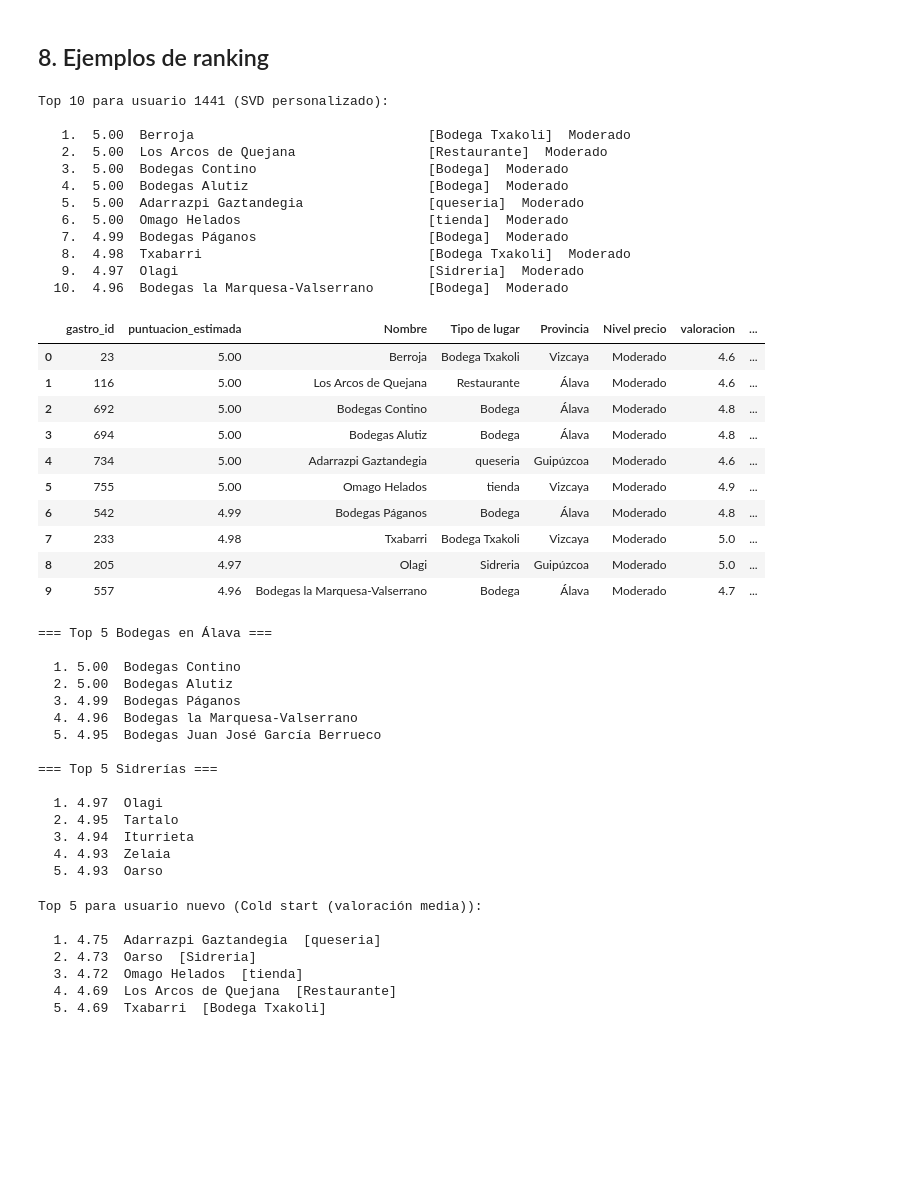
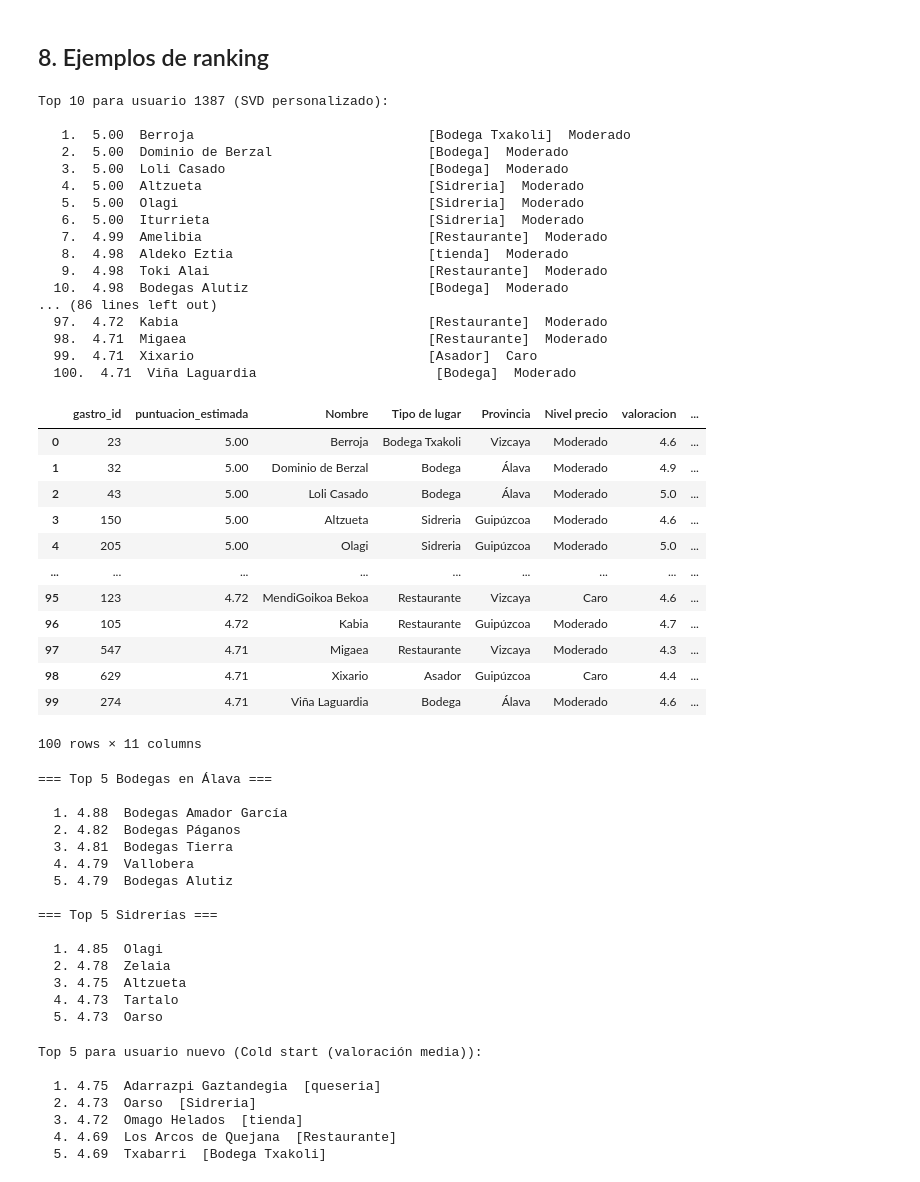
Before and after one commit to jlalonsoredon/desafio, a Jupyter notebook: ML/svd_gastro.ipynb, the cells around one changed output. Saved outputs shown, nothing was run; the diff lists cells and outputs as text; code cells hidden in the pictures; blank space fills up the shorter version.

```diff
--- a/ML/svd_gastro.ipynb
+++ b/ML/svd_gastro.ipynb
@@ -456,42 +456,49 @@ Función recomendar_gastro definida.
 ## 8. Ejemplos de ranking
 # %%
 # Top 10 general para un usuario
-uid = int(df_reviews["user_id"].iloc[0])
-ranking = recomendar_gastro(uid, model_svd, df_reviews, gastro, top_n=10)
+uid = int(df_reviews["user_id"].iloc[50])
+ranking = recomendar_gastro(uid, model_svd, df_reviews, gastro, top_n=100)
 
 print(f"Top 10 para usuario {uid} ({ranking['metodo'].iloc[0]}):\n")
 for i, row in ranking.iterrows():
     michelin = "⭐" if row["Michelin"] else ""
     repsol   = "🔵" if row["Repsol"]   else ""
     print(f"  {i+1:>2}.  {row['puntuacion_estimada']:.2f}  "
           f"{str(row['Nombre'])[:35]:<35}  "
           f"[{row['Tipo de lugar']}]  {row['Nivel precio']}  {michelin}{repsol}")
 print()
 ranking
 # %% [output]
-Top 10 para usuario 1441 (SVD personalizado):
+Top 10 para usuario 1387 (SVD personalizado):
 
    1.  5.00  Berroja                              [Bodega Txakoli]  Moderado
-   2.  5.00  Los Arcos de Quejana                 [Restaurante]  Moderado
-   3.  5.00  Bodegas Contino                      [Bodega]  Moderado
-   4.  5.00  Bodegas Alutiz                       [Bodega]  Moderado
-   5.  5.00  Adarrazpi Gaztandegia                [queseria]  Moderado
-   6.  5.00  Omago Helados                        [tienda]  Moderado
-   7.  4.99  Bodegas Páganos                      [Bodega]  Moderado
-   8.  4.98  Txabarri                             [Bodega Txakoli]  Moderado
-   9.  4.97  Olagi                                [Sidreria]  Moderado
-  10.  4.96  Bodegas la Marquesa-Valserrano       [Bodega]  Moderado
+   2.  5.00  Dominio de Berzal                    [Bodega]  Moderado
+   3.  5.00  Loli Casado                          [Bodega]  Moderado
+   4.  5.00  Altzueta                             [Sidreria]  Moderado
+   5.  5.00  Olagi                                [Sidreria]  Moderado
+   6.  5.00  Iturrieta                            [Sidreria]  Moderado
+   7.  4.99  Amelibia                             [Restaurante]  Moderado
+   8.  4.98  Aldeko Eztia                         [tienda]  Moderado
+   9.  4.98  Toki Alai                            [Restaurante]  Moderado
+  10.  4.98  Bodegas Alutiz                       [Bodega]  Moderado
+... (86 lines left out)
+  97.  4.72  Kabia                                [Restaurante]  Moderado
+  98.  4.71  Migaea                               [Restaurante]  Moderado
+  99.  4.71  Xixario                              [Asador]  Caro
+  100.  4.71  Viña Laguardia                       [Bodega]  Moderado
 |  | gastro_id | puntuacion_estimada | Nombre | Tipo de lugar | Provincia | Nivel precio | valoracion | ... |
 | 0 | 23 | 5.00 | Berroja | Bodega Txakoli | Vizcaya | Moderado | 4.6 | ... |
-| 1 | 116 | 5.00 | Los Arcos de Quejana | Restaurante | Álava | Moderado | 4.6 | ... |
-| 2 | 692 | 5.00 | Bodegas Contino | Bodega | Álava | Moderado | 4.8 | ... |
-| 3 | 694 | 5.00 | Bodegas Alutiz | Bodega | Álava | Moderado | 4.8 | ... |
-| 4 | 734 | 5.00 | Adarrazpi Gaztandegia | queseria | Guipúzcoa | Moderado | 4.6 | ... |
-| 5 | 755 | 5.00 | Omago Helados | tienda | Vizcaya | Moderado | 4.9 | ... |
-| 6 | 542 | 4.99 | Bodegas Páganos | Bodega | Álava | Moderado | 4.8 | ... |
-| 7 | 233 | 4.98 | Txabarri | Bodega Txakoli | Vizcaya | Moderado | 5.0 | ... |
-| 8 | 205 | 4.97 | Olagi | Sidreria | Guipúzcoa | Moderado | 5.0 | ... |
-| 9 | 557 | 4.96 | Bodegas la Marquesa-Valserrano | Bodega | Álava | Moderado | 4.7 | ... |
+| 1 | 32 | 5.00 | Dominio de Berzal | Bodega | Álava | Moderado | 4.9 | ... |
+| 2 | 43 | 5.00 | Loli Casado | Bodega | Álava | Moderado | 5.0 | ... |
+| 3 | 150 | 5.00 | Altzueta | Sidreria | Guipúzcoa | Moderado | 4.6 | ... |
+| 4 | 205 | 5.00 | Olagi | Sidreria | Guipúzcoa | Moderado | 5.0 | ... |
+| ... | ... | ... | ... | ... | ... | ... | ... | ... |
+| 95 | 123 | 4.72 | MendiGoikoa Bekoa | Restaurante | Vizcaya | Caro | 4.6 | ... |
+| 96 | 105 | 4.72 | Kabia | Restaurante | Guipúzcoa | Moderado | 4.7 | ... |
+| 97 | 547 | 4.71 | Migaea | Restaurante | Vizcaya | Moderado | 4.3 | ... |
+| 98 | 629 | 4.71 | Xixario | Asador | Guipúzcoa | Caro | 4.4 | ... |
+| 99 | 274 | 4.71 | Viña Laguardia | Bodega | Álava | Moderado | 4.6 | ... |
+100 rows × 11 columns
 # %%
 # Top 5 Bodegas en Álava (Rioja Alavesa)
 print("=== Top 5 Bodegas en Álava ===\n")
@@ -513,19 +520,19 @@ for i, row in ranking_sidrerias.iterrows():
 # %% [output]
 === Top 5 Bodegas en Álava ===
 
-  1. 5.00  Bodegas Contino
-  2. 5.00  Bodegas Alutiz
-  3. 4.99  Bodegas Páganos
-  4. 4.96  Bodegas la Marquesa-Valserrano
-  5. 4.95  Bodegas Juan José García Berrueco
+  1. 4.88  Bodegas Amador García
+  2. 4.82  Bodegas Páganos
+  3. 4.81  Bodegas Tierra
+  4. 4.79  Vallobera
+  5. 4.79  Bodegas Alutiz
 
 === Top 5 Sidrerías ===
 
-  1. 4.97  Olagi
-  2. 4.95  Tartalo
-  3. 4.94  Iturrieta
-  4. 4.93  Zelaia
-  5. 4.93  Oarso
+  1. 4.85  Olagi
+  2. 4.78  Zelaia
+  3. 4.75  Altzueta
+  4. 4.73  Tartalo
+  5. 4.73  Oarso
 # %%
 # Usuario nuevo (cold start)
 ranking_nuevo = recomendar_gastro(99999, model_svd, df_reviews, gastro, top_n=5)
```
